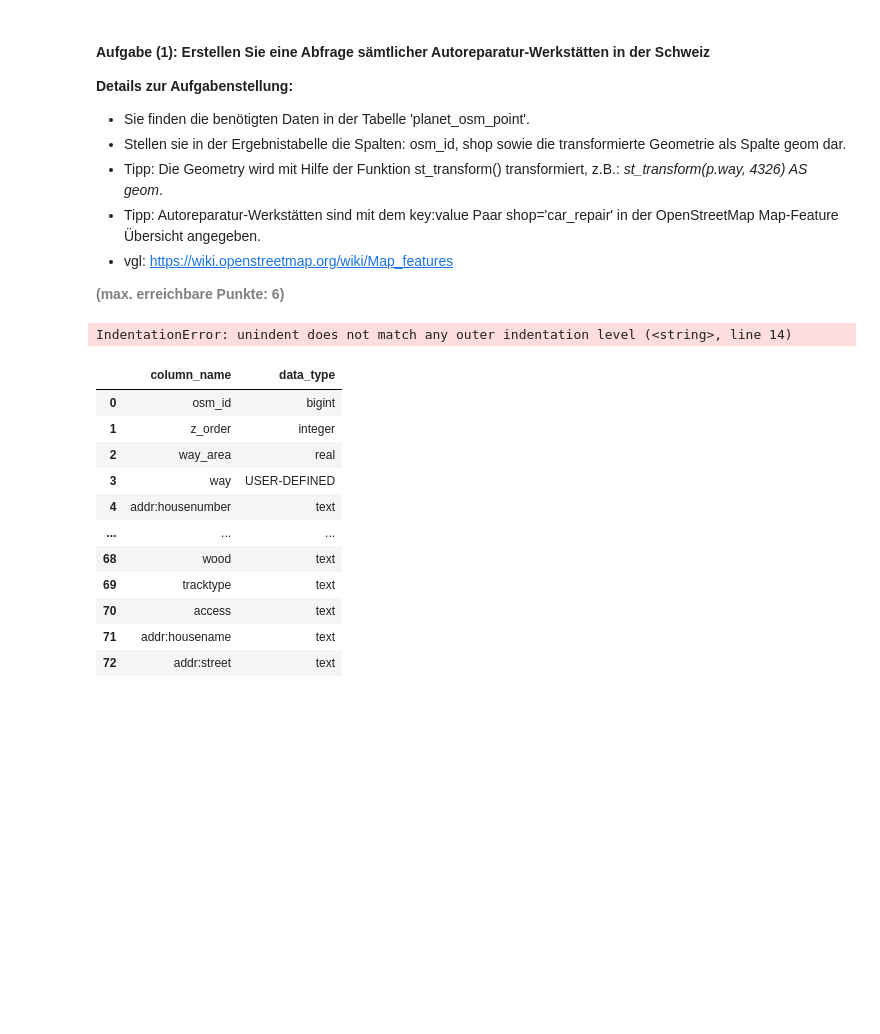
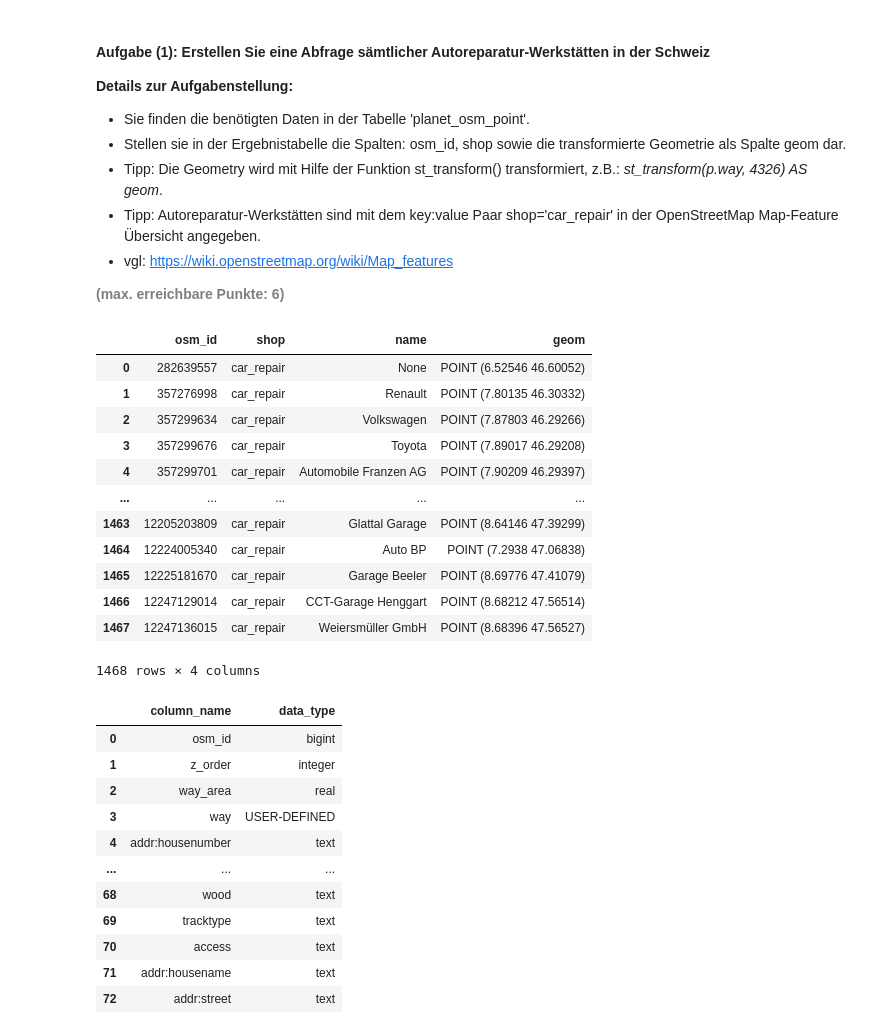
Before and after one commit to KathrinSieber/python_postgresql_postgis, a Jupyter notebook: AP03_Management_Raeumliche_Daten.ipynb, the cells around one changed output. Drawn from its saved outputs; the diff is of its cells as text; code cells hidden in the pictures; blank space fills up the shorter version.

```diff
--- a/AP03_Management_Raeumliche_Daten.ipynb
+++ b/AP03_Management_Raeumliche_Daten.ipynb
@@ -155,32 +155,38 @@ engine.dispose()
 # %%
 # Engine für Datenbankverbindung erstellen
 engine = create_engine(db_connection_url)
 
 # Ergänzen Sie die SQL-Abfrage, um die Aufgabe zu lösen
-
-sql = SELECT
-                p.osm_id,
-                p."addr:street",
-                p."addr:housenumber",
-                p."addr:city",
-                p."addr:postcode",
-                p.building,
-                st_transform(p.way, 4326) AS geom
-        FROM
-                planet_osm_point AS p
-        WHERE
-                shop = 'car_repair'
+sql = """SELECT
+            h.osm_id,          -- Eindeutiger Bezeichner des Objekts (OSM-ID)
+            h.shop,            -- Typ des Geschäfts (in diesem Fall 'car_rapair')
+            h.name,            -- Name des Kaffees (z.B. Name des Geschäfts)
+            ST_Transform(h.way, 4326) AS geom  -- Die Geometrie (Position) des Geschäfts im EPSG:4326-Koordinatensystem
+        FROM planet_osm_point h  -- Abfrage der Punktobjekte in der Tabelle 'planet_osm_point'
+        WHERE h.shop = 'car_repair';  -- Nur Geschäfte auswählen, deren Typ 'car_repair' ist"""
 
 # Ergebnis in GeoDataFrame abspeichern
 gdf = gpd.GeoDataFrame.from_postgis(sql, engine)
 
 # Datenbankverbindung trennen
 engine.dispose()
 
 # Zeigen des GeoDataFrames
 gdf
 # %% [output]
+|  | osm_id | shop | name | geom |
+| 0 | 282639557 | car_repair | None | POINT (6.52546 46.60052) |
+| 1 | 357276998 | car_repair | Renault | POINT (7.80135 46.30332) |
+| 2 | 357299634 | car_repair | Volkswagen | POINT (7.87803 46.29266) |
+| 3 | 357299676 | car_repair | Toyota | POINT (7.89017 46.29208) |
+| 4 | 357299701 | car_repair | Automobile Franzen AG | POINT (7.90209 46.29397) |
+| ... | ... | ... | ... | ... |
+| 1463 | 12205203809 | car_repair | Glattal Garage | POINT (8.64146 47.39299) |
+| 1464 | 12224005340 | car_repair | Auto BP | POINT (7.2938 47.06838) |
+| 1465 | 12225181670 | car_repair | Garage Beeler | POINT (8.69776 47.41079) |
+| 1466 | 12247129014 | car_repair | CCT-Garage Henggart | POINT (8.68212 47.56514) |
+| 1467 | 12247136015 | car_repair | Weiersmüller GmbH | POINT (8.68396 47.56527) |
-IndentationError: unindent does not match any outer indentation level (<string>, line 14)
+1468 rows × 4 columns
 # %%
 # Create SQLAlchemy Engine
 engine = create_engine(db_connection_url)
```
Also changed, not shown: parts of 4 cells of this notebook, 1 other file.
